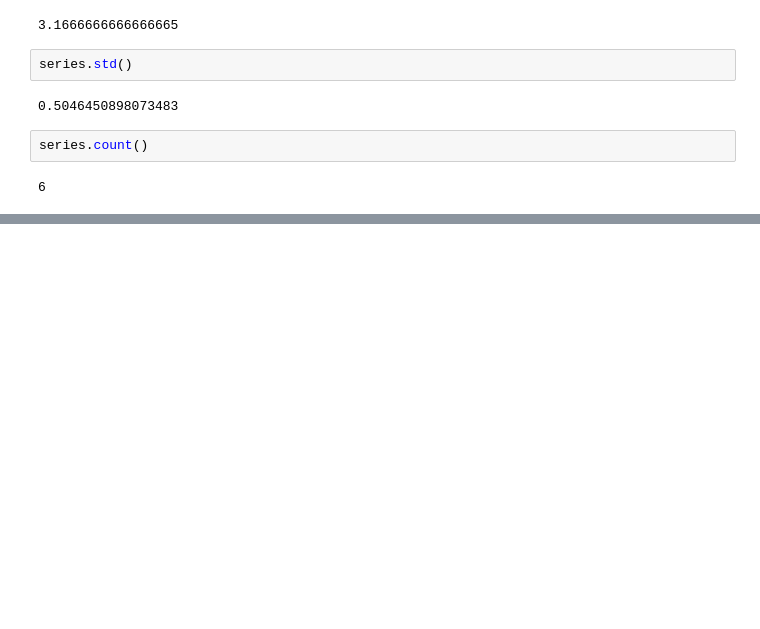
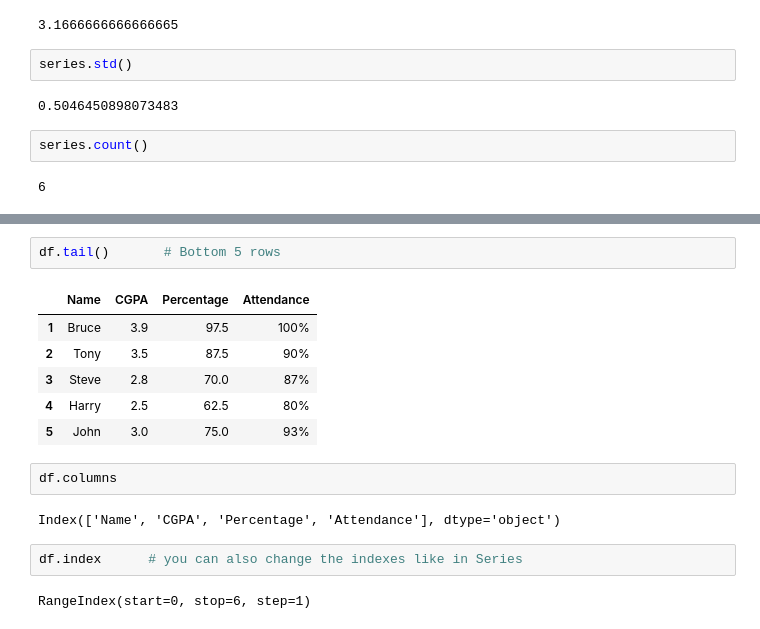
Before and after one commit to zafarlfc/Data_Analysis_Python, a Jupyter notebook: Pandas_Basics.ipynb, the cells around one changed output, grey strips where cells are left out. Saved outputs shown, nothing was run; the diff lists cells and outputs as text; blank space fills up the shorter version.

```diff
--- a/Pandas_Basics.ipynb
+++ b/Pandas_Basics.ipynb
@@ -124,0 +152,17 @@ series.count()
+# %%
+df.tail()       # Bottom 5 rows
+# %% [output]
+|  | Name | CGPA | Percentage | Attendance |
+| 1 | Bruce | 3.9 | 97.5 | 100% |
+| 2 | Tony | 3.5 | 87.5 | 90% |
+| 3 | Steve | 2.8 | 70.0 | 87% |
+| 4 | Harry | 2.5 | 62.5 | 80% |
+| 5 | John | 3.0 | 75.0 | 93% |
+# %%
+df.columns
+# %% [output]
+Index(['Name', 'CGPA', 'Percentage', 'Attendance'], dtype='object')
+# %%
+df.index      # you can also change the indexes like in Series
+# %% [output]
+RangeIndex(start=0, stop=6, step=1)
```
Also changed, not shown: parts of 23 cells of this notebook.
